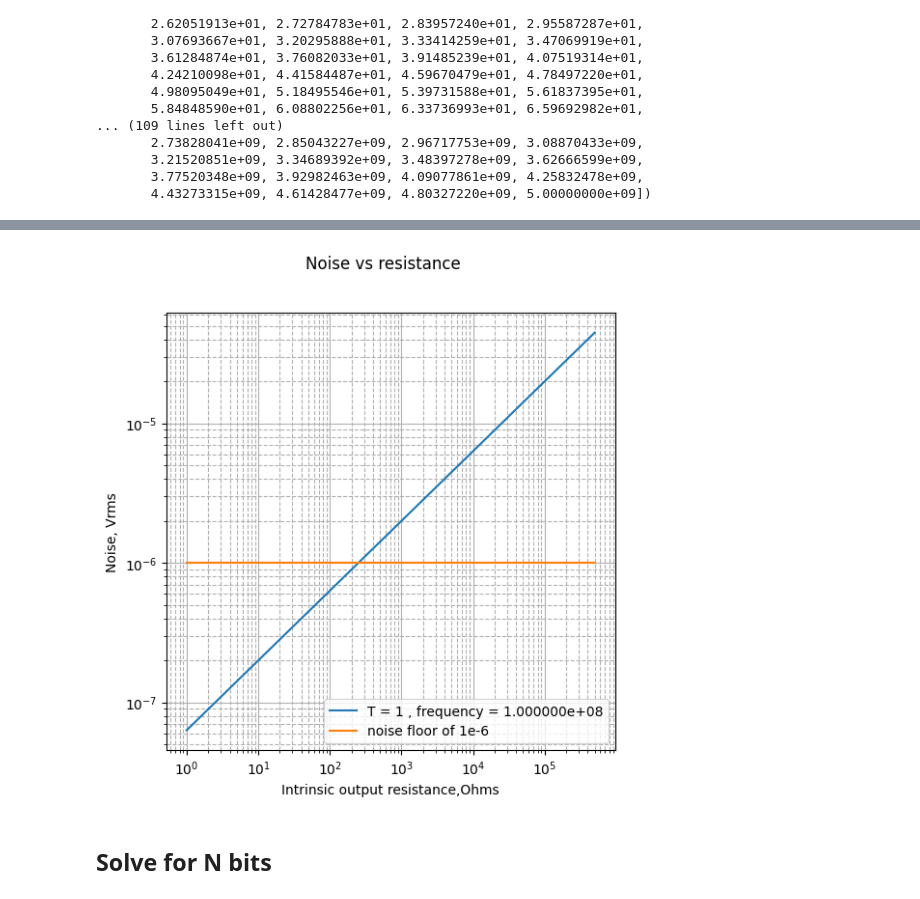
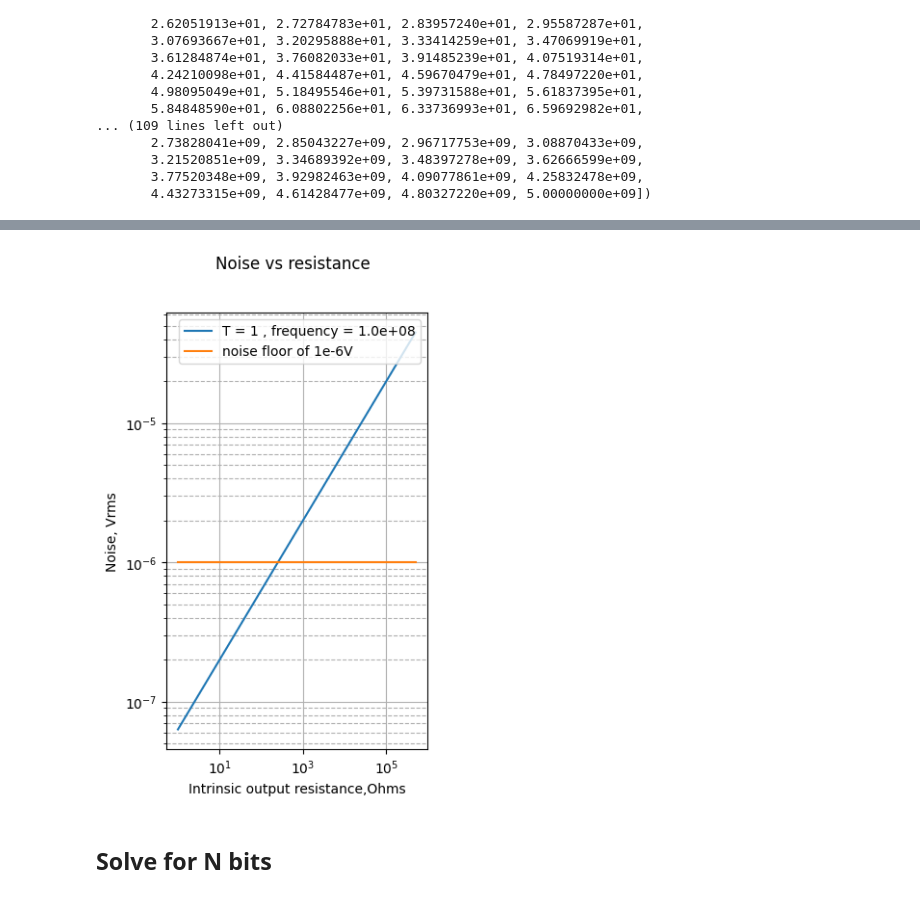
Before and after one commit to mikprin/charts, a Jupyter notebook: scetch/current_plot.ipynb, the cells around one changed output, grey strips where cells are left out. Drawn from its saved outputs; the diff is of its cells as text; code cells hidden in the pictures.

```diff
--- a/scetch/current_plot.ipynb
+++ b/scetch/current_plot.ipynb
@@ -480,35 +480,35 @@ plt.show()
 # %%
-fig=plt.figure(figsize=(6,6), dpi= 100, facecolor='w', edgecolor='k')
+fig=plt.figure(figsize=(3.5,6), dpi= 100, facecolor='w', edgecolor='k')
 
 T = 1
 Resist = np.geomspace(1, 500e3, num=100)
 f = 1e8
 
 ax2 = plt.axes()
 
 
 boundary_line = [ 1e-6 for R in Resist ]
 
 #for T in Temp:
 #    V2_R = (4 * T * 1.3e-23 * R * freq)
 #    V_R = [math.sqrt(V) for V in V2_R]
 #    dBm = [ 10*math.log( V*1000 , 10)/R for V in V2_R ]
 #    ax2.plot(freq,V_R , label=f"{T}, R = {R}")
 V2R = 4 * T * 1e-23 * Resist * f
 V_V = [math.sqrt(V) for V in V2R]
-ax2.plot(Resist,V_V , label=f"T = {T} , frequency = {f:e}")
-ax2.plot(Resist,boundary_line, label=f"noise floor of 1e-6")
-plt.legend(loc='lower right')
+ax2.plot(Resist,V_V , label=f"T = {T} , frequency = {f:.1e}")
+ax2.plot(Resist,boundary_line, label=f"noise floor of 1e-6V")
+plt.legend(loc='upper right')
 plt.grid()
 ax2.set_xscale('log')
 ax2.set_yscale('log')
 plt.grid(b=True, which='minor', linestyle='--')
 plt.xlabel('Intrinsic output resistance,Ohms')
 plt.ylabel('Noise, Vrms')
 plt.suptitle("Noise vs resistance")
 plt.show()
 # %% [output]
-[figure, old version]
+[figure, new version]
 # %% [markdown]
 ## Solve for N bits
 # %%
```
Also changed, not shown: parts of 2 cells of this notebook, 1 other file.
